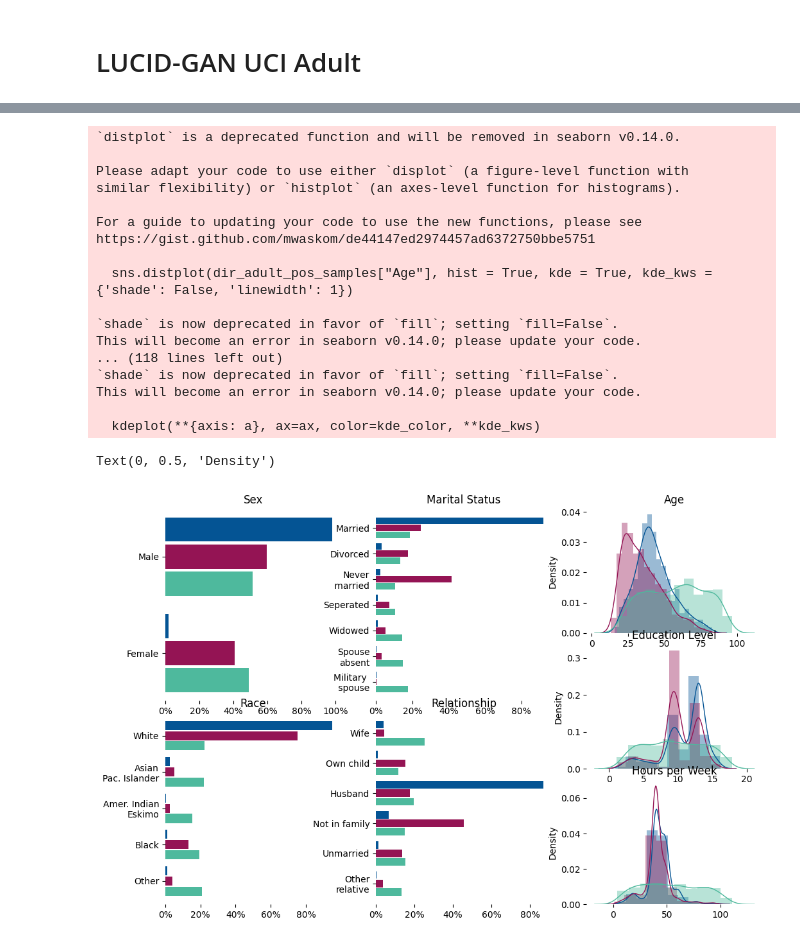
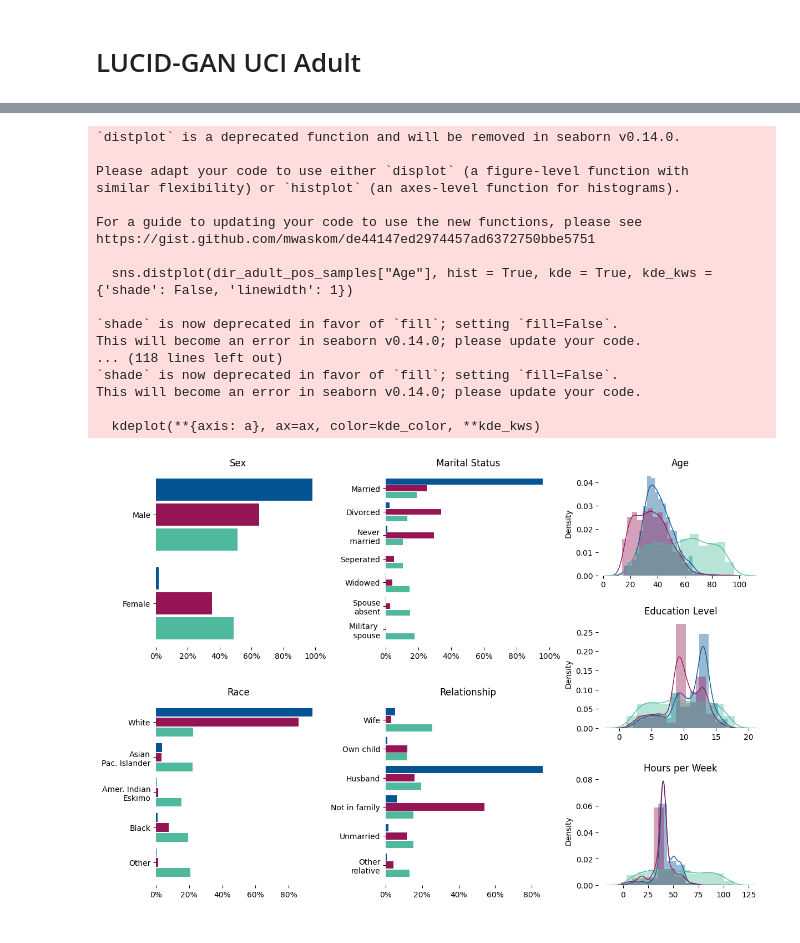
Before and after one commit to Integrated-Intelligence-Lab/canonical_sets, a Jupyter notebook: examples/example_GAN_adult.ipynb, the cells around one changed output, grey strips where cells are left out. Cells and saved outputs as stored; diff of their text form; code cells hidden in the pictures.

```diff
--- a/examples/example_GAN_adult.ipynb
+++ b/examples/example_GAN_adult.ipynb
@@ -8,7 +8,6 @@ import seaborn as sns
 from matplotlib.ticker import MaxNLocator
 from matplotlib import rcParams
 from cycler import cycler
-rcParams['axes.prop_cycle'] = cycler('color', ['#029386', '#8C000F', '#4eb99d', '#404387'])
 
 import numpy as np
 import pandas as pd
@@ -85,7 +83,7 @@ plt.show()
 rcParams['axes.prop_cycle'] = cycler('color', ['#045494', '#941454', '#4eb99d'])
 
 # Figure Adult: LUCID vs LUCID-GAN
-fig = plt.figure(constrained_layout=False, figsize=(12, 8))
+fig = plt.figure(constrained_layout=True, figsize=(12, 8))
 spec = fig.add_gridspec(6, 3)
 width = 0.25
 
@@ -240,7 +238,7 @@ plt.xlabel('')
 plt.ylabel('Density')
 
 # Fig 6
-ax6 = fig.add_subplot(spec[ 2:4,-1])
+ax6 = fig.add_subplot(spec[2:4,-1])
 ax6.set_title('Education Level')
 plt.box(False)
 # ax6.yaxis.set_major_formatter(mtick.PercentFormatter(xmax=0.1,decimals=0))
@@ -252,38 +250,37 @@ plt.xlabel('')
 plt.ylabel('Density')
 
 # Fig 7
-ax7 = fig.add_subplot(spec[ 4:6,-1])
+ax7 = fig.add_subplot(spec[4:6,-1])
 ax7.set_title('Hours per Week')
 plt.box(False)
 # ax7.yaxis.set_major_formatter(mtick.PercentFormatter(xmax=0.1,decimals=0))
 sns.distplot(dir_adult_pos_samples["Hours per week"], hist = True, kde = True, kde_kws = {'shade': False, 'linewidth': 1}, bins=10)
 sns.distplot(dir_adult_neg_samples["Hours per week"], hist = True, kde = True, kde_kws = {'shade': False, 'linewidth': 1}, bins=10)
 sns.distplot(adult_lucid.results_processed.query("epoch == 200")["Hours per week"], hist = True, kde = True, kde_kws = {'shade': False, 'linewidth': 1}, bins=10)
 
 plt.xlabel('')
 plt.ylabel('Density')
 
-# plt.savefig("direct_discrimination_adult.pdf", format="pdf", bbox_inches='tight')
+plt.savefig("direct_discrimination_adult.pdf", format="pdf", bbox_inches='tight')
 # %% [output]
 `distplot` is a deprecated function and will be removed in seaborn v0.14.0.
 
 Please adapt your code to use either `displot` (a figure-level function with
 similar flexibility) or `histplot` (an axes-level function for histograms).
 
 For a guide to updating your code to use the new functions, please see
 https://gist.github.com/mwaskom/de44147ed2974457ad6372750bbe5751
 
   sns.distplot(dir_adult_pos_samples["Age"], hist = True, kde = True, kde_kws = {'shade': False, 'linewidth': 1})
 
 `shade` is now deprecated in favor of `fill`; setting `fill=False`.
 This will become an error in seaborn v0.14.0; please update your code.
 ... (118 lines left out)
 `shade` is now deprecated in favor of `fill`; setting `fill=False`.
 This will become an error in seaborn v0.14.0; please update your code.
 
   kdeplot(**{axis: a}, ax=ax, color=kde_color, **kde_kws)
-Text(0, 0.5, 'Density')
-[figure, old version]
+[figure, new version]
 # %%
 # Potential Indirect Discrimination
 tf.keras.utils.set_random_seed(42)
```
Also changed, not shown: parts of 12 cells of this notebook, 5 other files.
